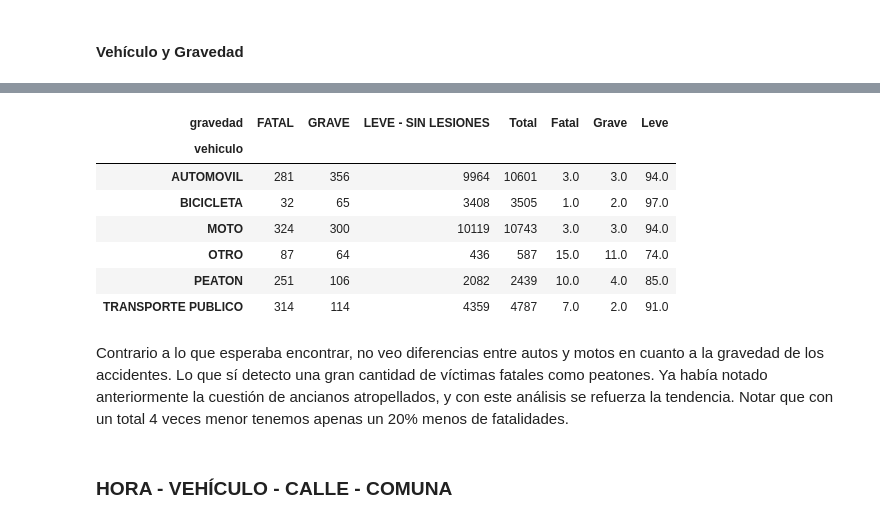
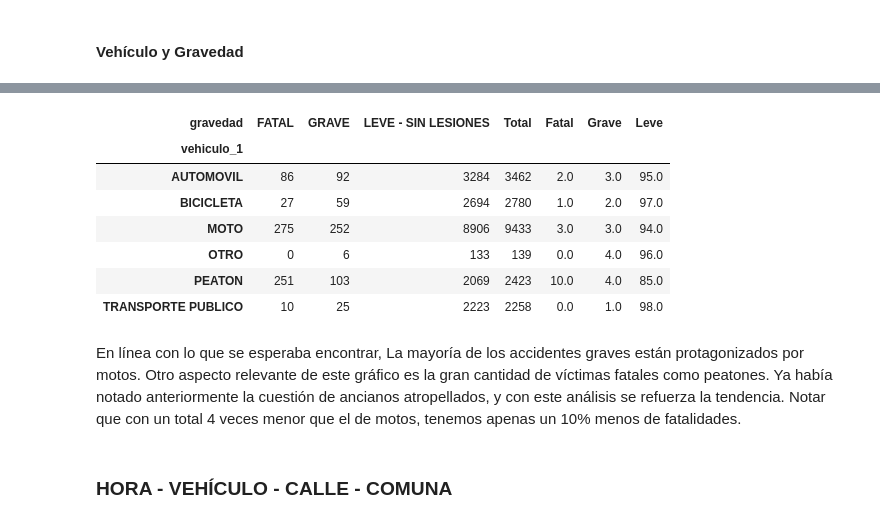
Before and after one commit to chelo1003/Henry_PI2_Accidentes, a Jupyter notebook: EDA/3_EDA_analisis.ipynb, the cells around one changed output, grey strips where cells are left out. Saved outputs shown, nothing was run; the diff lists cells and outputs as text; code cells hidden in the pictures.

```diff
--- a/EDA/3_EDA_analisis.ipynb
+++ b/EDA/3_EDA_analisis.ipynb
@@ -554,10 +556,6 @@ Con este gráfico se refuerza la posición de las avenidas (y eventualmente la G
 # %%
-vehiculo1_gravedad = df_accidentes[["vehiculo_1", "gravedad"]]
-vehiculo2_gravedad = df_accidentes[["vehiculo_2", "gravedad"]]
-vehiculo1_gravedad.rename(columns={"vehiculo_1": "vehiculo"}, inplace=True)
-vehiculo2_gravedad.rename(columns={"vehiculo_2": "vehiculo"}, inplace=True)
-vehiculo_gravedad = pd.concat([vehiculo1_gravedad, vehiculo2_gravedad], ignore_index=True)
-vehiculo_gravedad.drop(vehiculo_gravedad[vehiculo_gravedad['vehiculo'] == 'SD'].index, inplace=True)
+vehiculo_gravedad = df_accidentes[["vehiculo_1", "gravedad"]]
+vehiculo_gravedad.drop(vehiculo_gravedad[vehiculo_gravedad['vehiculo_1'] == 'SD'].index, inplace=True)
 vehiculo_gravedad.head()
 # %% [output]
 A value is trying to be set on a copy of a slice from a DataFrame
@@ -587,21 +581,21 @@ plt.show()
 # %%
-resultado = vehiculo_gravedad.groupby('vehiculo')['gravedad'].value_counts().unstack(fill_value=0)
+resultado = vehiculo_gravedad.groupby('vehiculo_1')['gravedad'].value_counts().unstack(fill_value=0)
 resultado['Total'] = resultado['FATAL'] + resultado['LEVE - SIN LESIONES'] + resultado['GRAVE']
 resultado['Fatal'] = round((resultado['FATAL'] * 100 / resultado['Total']), 0)
 resultado['Grave'] = round((resultado['GRAVE'] * 100 / resultado['Total']), 0)
 resultado['Leve'] = round((resultado['LEVE - SIN LESIONES'] * 100 / resultado['Total']), 0)
 resultado
 # %% [output]
 | gravedad | FATAL | GRAVE | LEVE - SIN LESIONES | Total | Fatal | Grave | Leve |
-| vehiculo |  |  |  |  |  |  |  |
-| AUTOMOVIL | 281 | 356 | 9964 | 10601 | 3.0 | 3.0 | 94.0 |
-| BICICLETA | 32 | 65 | 3408 | 3505 | 1.0 | 2.0 | 97.0 |
-| MOTO | 324 | 300 | 10119 | 10743 | 3.0 | 3.0 | 94.0 |
-| OTRO | 87 | 64 | 436 | 587 | 15.0 | 11.0 | 74.0 |
-| PEATON | 251 | 106 | 2082 | 2439 | 10.0 | 4.0 | 85.0 |
-| TRANSPORTE PUBLICO | 314 | 114 | 4359 | 4787 | 7.0 | 2.0 | 91.0 |
+| vehiculo_1 |  |  |  |  |  |  |  |
+| AUTOMOVIL | 86 | 92 | 3284 | 3462 | 2.0 | 3.0 | 95.0 |
+| BICICLETA | 27 | 59 | 2694 | 2780 | 1.0 | 2.0 | 97.0 |
+| MOTO | 275 | 252 | 8906 | 9433 | 3.0 | 3.0 | 94.0 |
+| OTRO | 0 | 6 | 133 | 139 | 0.0 | 4.0 | 96.0 |
+| PEATON | 251 | 103 | 2069 | 2423 | 10.0 | 4.0 | 85.0 |
+| TRANSPORTE PUBLICO | 10 | 25 | 2223 | 2258 | 0.0 | 1.0 | 98.0 |
 # %% [markdown]
-Contrario a lo que esperaba encontrar, no veo diferencias entre autos y motos en cuanto a la gravedad de los accidentes. Lo que sí detecto una gran cantidad de víctimas fatales como peatones. Ya había notado anteriormente la cuestión de ancianos atropellados, y con este análisis se refuerza la tendencia. Notar que con un total 4 veces menor tenemos apenas un 20% menos de fatalidades.
+En línea con lo que se esperaba encontrar, La mayoría de los accidentes graves están protagonizados por motos. Otro aspecto relevante de este gráfico es la gran cantidad de víctimas fatales como peatones. Ya había notado anteriormente la cuestión de ancianos atropellados, y con este análisis se refuerza la tendencia. Notar que con un total 4 veces menor que el de motos, tenemos apenas un 10% menos de fatalidades.
 # %% [markdown]
 ### HORA - VEHÍCULO - CALLE - COMUNA
 # %% [markdown]
```
Also changed, not shown: parts of 5 cells of this notebook, 3 other files.
